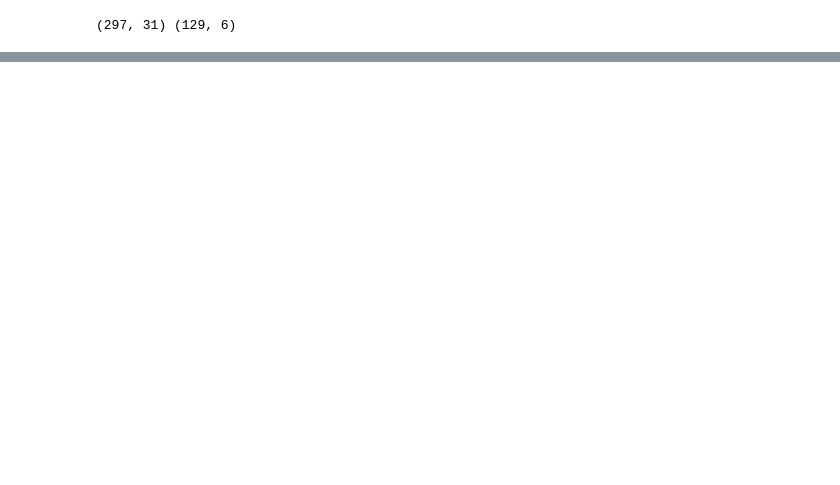
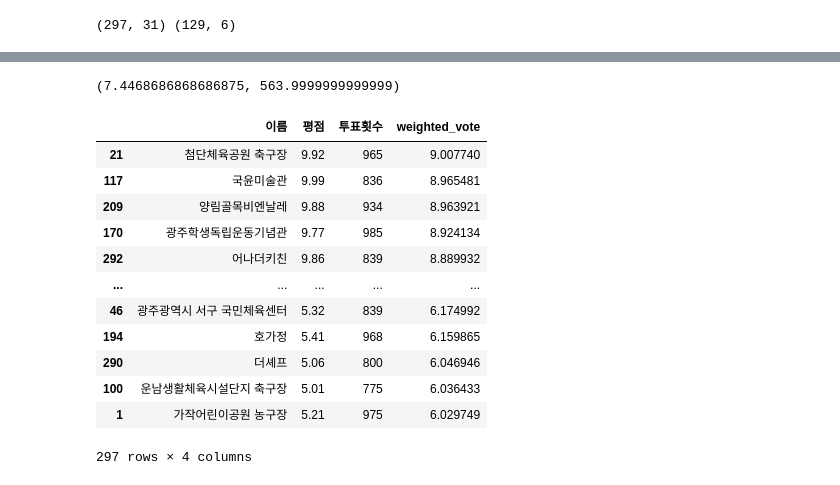
Before and after one commit to oocheol/Health_Find, a Jupyter notebook: Model.ipynb, the cells around one changed output, grey strips where cells are left out. Saved outputs shown, nothing was run; the diff lists cells and outputs as text; code cells hidden in the pictures; blank space fills up the shorter version.

```diff
--- a/Model.ipynb
+++ b/Model.ipynb
@@ -63,0 +87,5 @@ print(df_temp.shape, df1.shape)
+# %%
+# id, 영화제목, 장르, 평균 평점, 평점 투표 수,
+# 영화의 인기, 영화 설명 주요 키워드 문구, 개요설명
+df_test = df3[ ['ID','이름', '시설종류', '평점', '투표횟수','실내/실외', '종목'] ]
+df_test.head(1).T
@@ -63,0 +118,3 @@ print(df_temp.shape, df1.shape)
+# %%
+pd.set_option('max_colwidth', 200)
+df[ ['시설종류', '종목'] ][:1]
@@ -63,0 +230,32 @@ print(df_temp.shape, df1.shape)
+# %%
+C = df_test['vote_average'].mean()
+m = df_test['vote_count'].quantile(0.6)
+C, m
+# %% [output]
+(7.4468686868686875, 563.9999999999999)
+# %%
+# 기존 평점을 가중 평점으로 변경하는 함수
+def weighted_vote_average(record):
+  v = record['투표횟수']
+  R = record['평점']
+  return ( (v/(v+m)) * R ) + ( (m/(v+m)) * C )
+
+df_test['weighted_vote'] = df_test.apply(weighted_vote_average, axis=1)
+# %%
+# 새롭게 부여된 weighted_vote 평점이 높은 순으로 상위 10개의 영화
+df_test[['이름', '평점', '투표횟수', 'weighted_vote']].sort_values(
+    'weighted_vote', ascending=False)
+# %% [output]
+|  | 이름 | 평점 | 투표횟수 | weighted_vote |
+| 21 | 첨단체육공원 축구장 | 9.92 | 965 | 9.007740 |
+| 117 | 국윤미술관 | 9.99 | 836 | 8.965481 |
+| 209 | 양림골목비엔날레 | 9.88 | 934 | 8.963921 |
+| 170 | 광주학생독립운동기념관 | 9.77 | 985 | 8.924134 |
+| 292 | 어나더키친 | 9.86 | 839 | 8.889932 |
+| ... | ... | ... | ... | ... |
+| 46 | 광주광역시 서구 국민체육센터 | 5.32 | 839 | 6.174992 |
+| 194 | 호가정 | 5.41 | 968 | 6.159865 |
+| 290 | 더셰프 | 5.06 | 800 | 6.046946 |
+| 100 | 운남생활체육시설단지 축구장 | 5.01 | 775 | 6.036433 |
+| 1 | 가작어린이공원 농구장 | 5.21 | 975 | 6.029749 |
+297 rows × 4 columns
```
Also changed, not shown: parts of 21 cells of this notebook, 2 other files.
